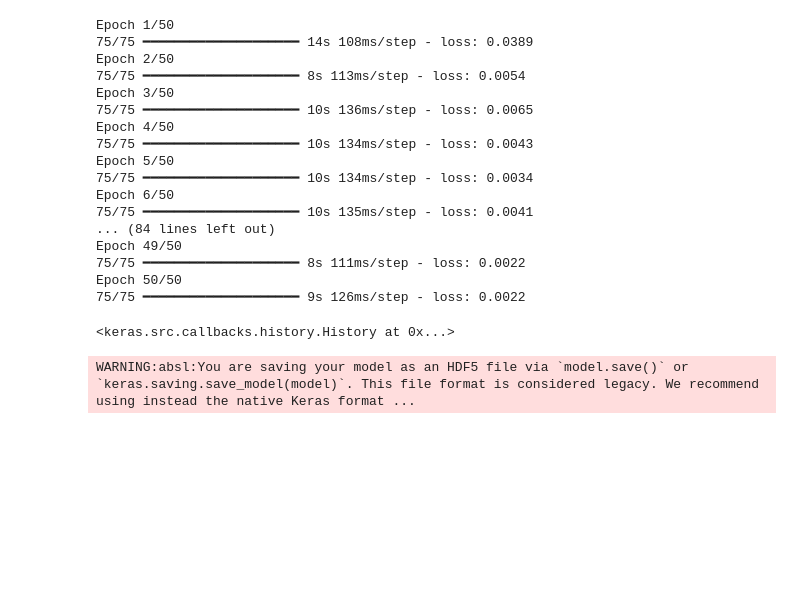
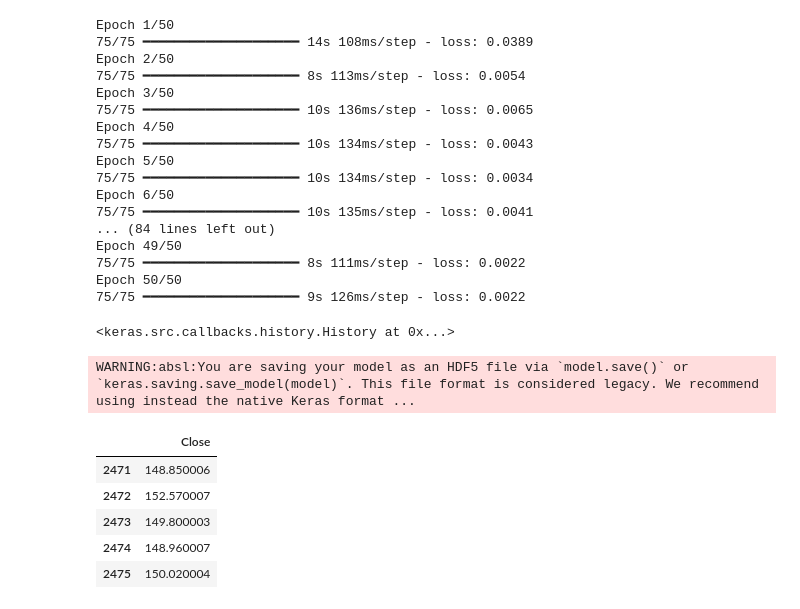
Before and after one commit to Jorge-Esteban/TFG, a Jupyter notebook: LSTM_model.ipynb, the cells around one changed output. Saved outputs shown, nothing was run; the diff lists cells and outputs as text; code cells hidden in the pictures; blank space fills up the shorter version.

```diff
--- a/prueba.ipynb
+++ b/LSTM_model.ipynb
@@ -148,3 +148,12 @@ Epoch 50/50
 model.save('stock_prediction.h5')
 # %% [output]
 WARNING:absl:You are saving your model as an HDF5 file via `model.save()` or `keras.saving.save_model(model)`. This file format is considered legacy. We recommend using instead the native Keras format ...
+# %%
+data_test.head()
+# %% [output]
+|  | Close |
+| 2471 | 148.850006 |
+| 2472 | 152.570007 |
+| 2473 | 149.800003 |
+| 2474 | 148.960007 |
+| 2475 | 150.020004 |
```
Also changed, not shown: parts of 13 cells of this notebook.
